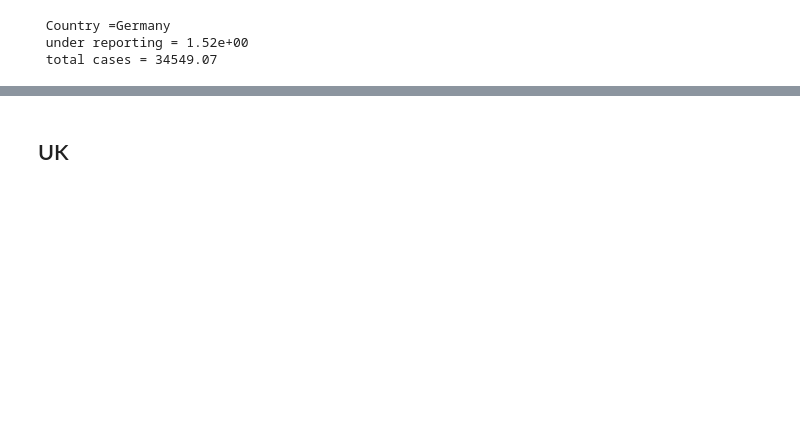
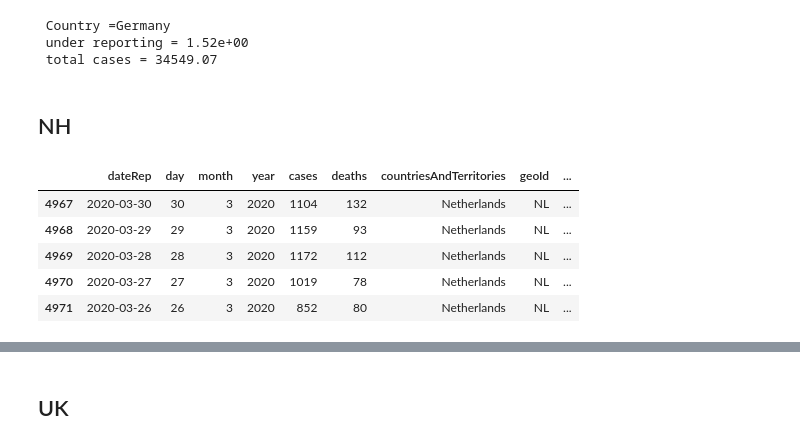
Before and after one commit to jjgomezcadenas/C19, a Jupyter notebook: nb/ecdcData.ipynb, the cells around one changed output, grey strips where cells are left out. Cells and saved outputs as stored; diff of their text form; code cells hidden in the pictures; blank space fills up the shorter version.

```diff
--- a/nb/ecdcData.ipynb
+++ b/nb/ecdcData.ipynb
@@ -314,3 +314,15 @@ print(f' total cases = {total_cases:.2f}')
  Country =Germany
  under reporting = 1.52e+00
  total cases = 34549.07
+# %% [markdown]
+## NH
+# %%
+dfnl = cio.ecdc_select_country(df, country='NL', thr=2)
+dfnl.head()
+# %% [output]
+|  | dateRep | day | month | year | cases | deaths | countriesAndTerritories | geoId | ... |
+| 4967 | 2020-03-30 | 30 | 3 | 2020 | 1104 | 132 | Netherlands | NL | ... |
+| 4968 | 2020-03-29 | 29 | 3 | 2020 | 1159 | 93 | Netherlands | NL | ... |
+| 4969 | 2020-03-28 | 28 | 3 | 2020 | 1172 | 112 | Netherlands | NL | ... |
+| 4970 | 2020-03-27 | 27 | 3 | 2020 | 1019 | 78 | Netherlands | NL | ... |
+| 4971 | 2020-03-26 | 26 | 3 | 2020 | 852 | 80 | Netherlands | NL | ... |
```
Also changed, not shown: parts of 32 cells of this notebook.
